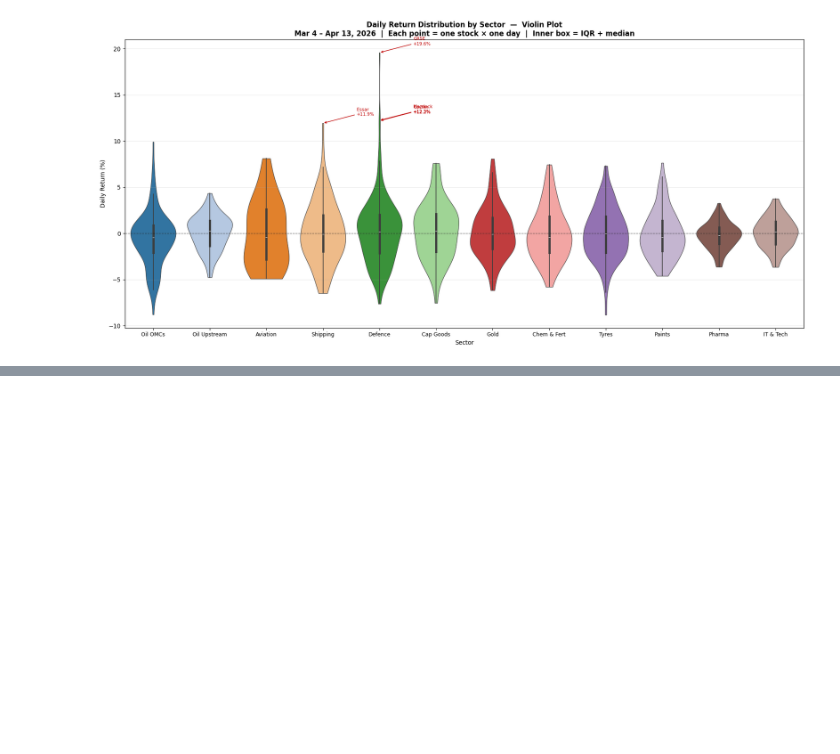
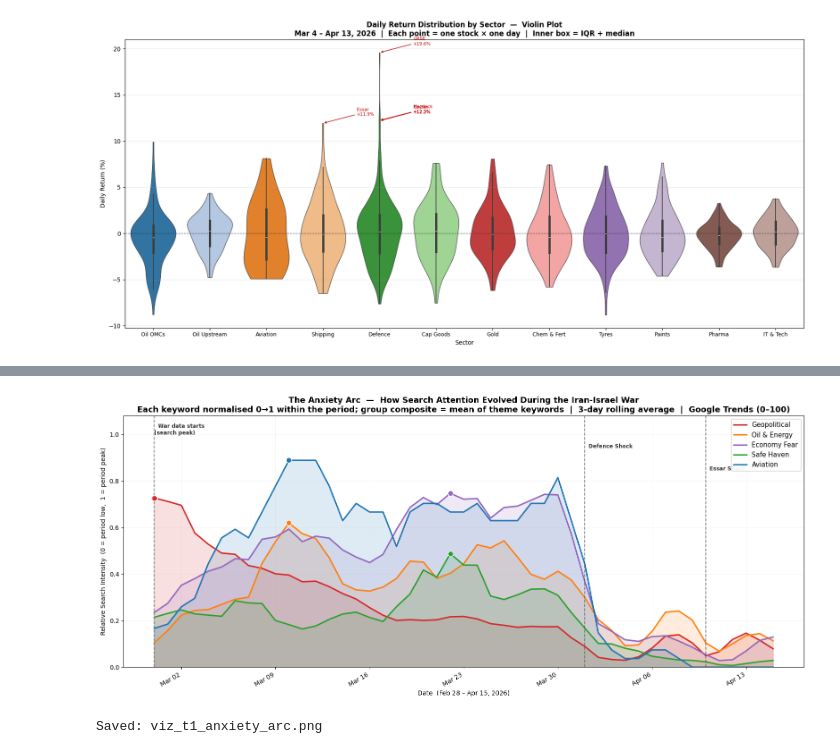
Before and after one commit to krnvrm/dav_concept, a Jupyter notebook: visualizations.ipynb, the cells around one changed output, grey strips where cells are left out. Saved outputs shown, nothing was run; the diff lists cells and outputs as text; code cells hidden in the pictures; blank space fills up the shorter version.

```diff
--- a/visualizations.ipynb
+++ b/visualizations.ipynb
@@ -362,0 +448,55 @@ Passing `palette` without assigning `hue` is deprecated and will be removed in v
+# %%
+
+# ══════════════════════════════════════════════════════════════════════════
+# Viz T1 — The Anxiety Arc: How Search Attention Evolved Over the War Period
+# ══════════════════════════════════════════════════════════════════════════
+
+WAR_EVENTS = {
+    pd.Timestamp('2026-02-28'): ('War data starts\n(search peak)',  0.97),
+    pd.Timestamp('2026-04-01'): ('Defence Shock',                   0.89),
+    pd.Timestamp('2026-04-10'): ('Essar Shock',                     0.80),
+}
+
+fig, ax = plt.subplots(figsize=(16, 7))
+
+for grp in ['Geopolitical','Oil & Energy','Economy Fear','Safe Haven','Aviation']:
+    if grp not in G.columns: continue
+    s = G[grp].rolling(3, center=True, min_periods=1).mean()
+    c = GROUP_COLORS[grp]
+    ax.fill_between(G.index, s, alpha=0.14, color=c)
+    ax.plot(G.index, s, color=c, linewidth=2.3, label=grp)
+    # Mark smoothed peak
+    _pk_dt  = s.idxmax()
+    _pk_val = float(s.max())
+    ax.scatter([_pk_dt], [_pk_val], color=c, s=75, zorder=5,
+               edgecolors='white', linewidths=1.0)
+
+# Event annotations
+for dt, (lbl, ypos) in WAR_EVENTS.items():
+    ax.axvline(dt, color='#555', linestyle='--', linewidth=1.3, alpha=0.75)
+    ax.text(dt, ypos, f'  {lbl}', fontsize=8.5, color='#333', va='top',
+            transform=ax.get_xaxis_transform(), fontweight='bold')
+
+ax.xaxis.set_major_formatter(mdates.DateFormatter('%b %d'))
+ax.xaxis.set_major_locator(mdates.WeekdayLocator(byweekday=0))
+plt.setp(ax.xaxis.get_majorticklabels(), rotation=30, ha='right')
+
+ax.set_title(
+    'The Anxiety Arc  —  How Search Attention Evolved During the Iran-Israel War\n'
+    'Each keyword normalised 0→1 within the period; group composite = mean of theme keywords  |  '
+    '3-day rolling average  |  Google Trends (0–100)',
+    fontsize=13, fontweight='bold'
+)
+ax.set_ylabel('Relative Search Intensity  (0 = period low,  1 = period peak)', fontsize=10)
+ax.set_xlabel('Date  (Feb 28 – Apr 15, 2026)', fontsize=10)
+ax.legend(loc='upper right', fontsize=10.5, framealpha=0.93)
+ax.set_ylim(0, 1.08)
+ax.grid(True, alpha=0.2, linewidth=0.5)
+
+plt.tight_layout()
+plt.savefig('viz_t1_anxiety_arc.png', dpi=150, bbox_inches='tight')
+plt.show()
+print('Saved: viz_t1_anxiety_arc.png')
+# %% [output]
+[figure, added]
+Saved: viz_t1_anxiety_arc.png
```
Also changed, not shown: parts of 7 cells of this notebook, 4 other files.
